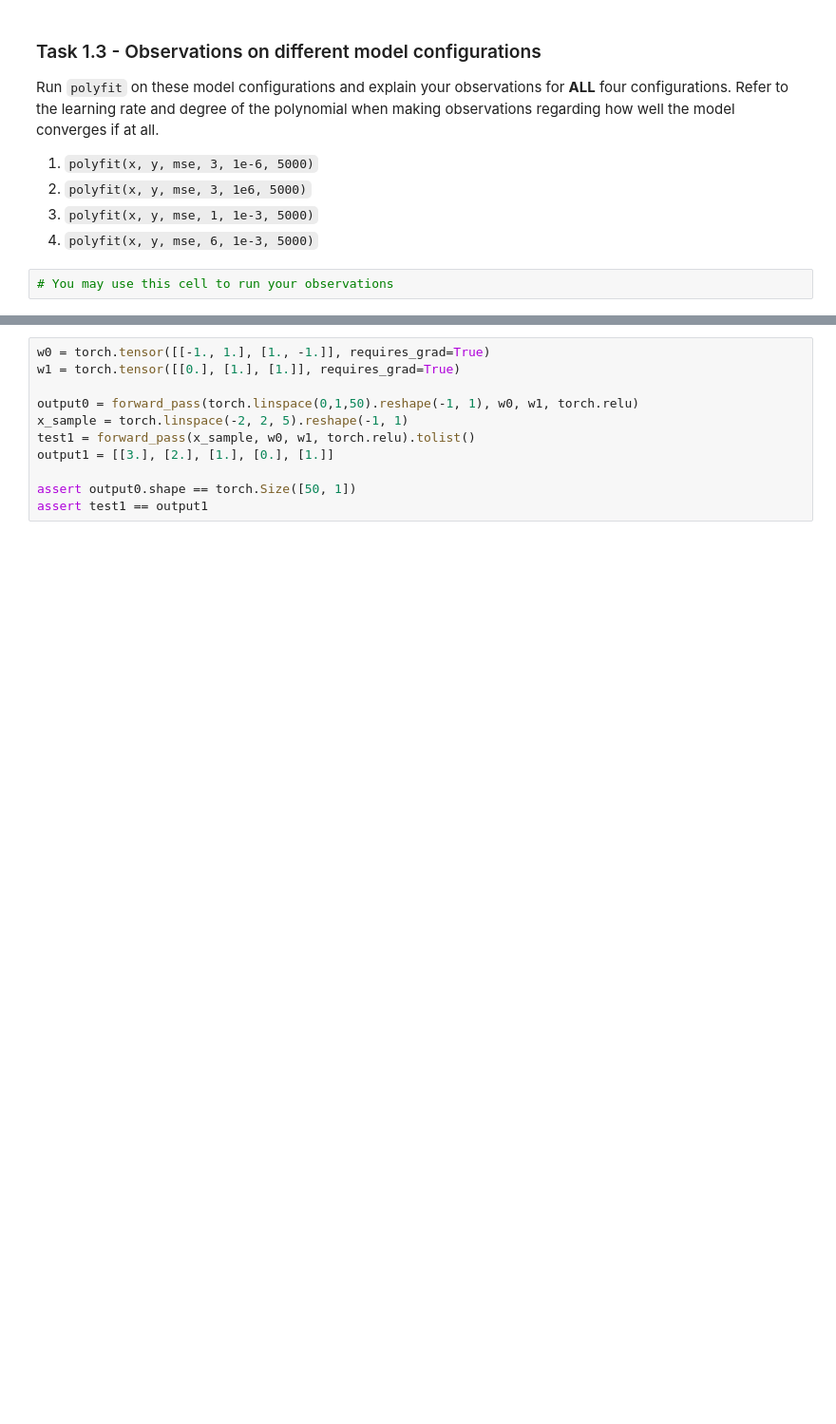
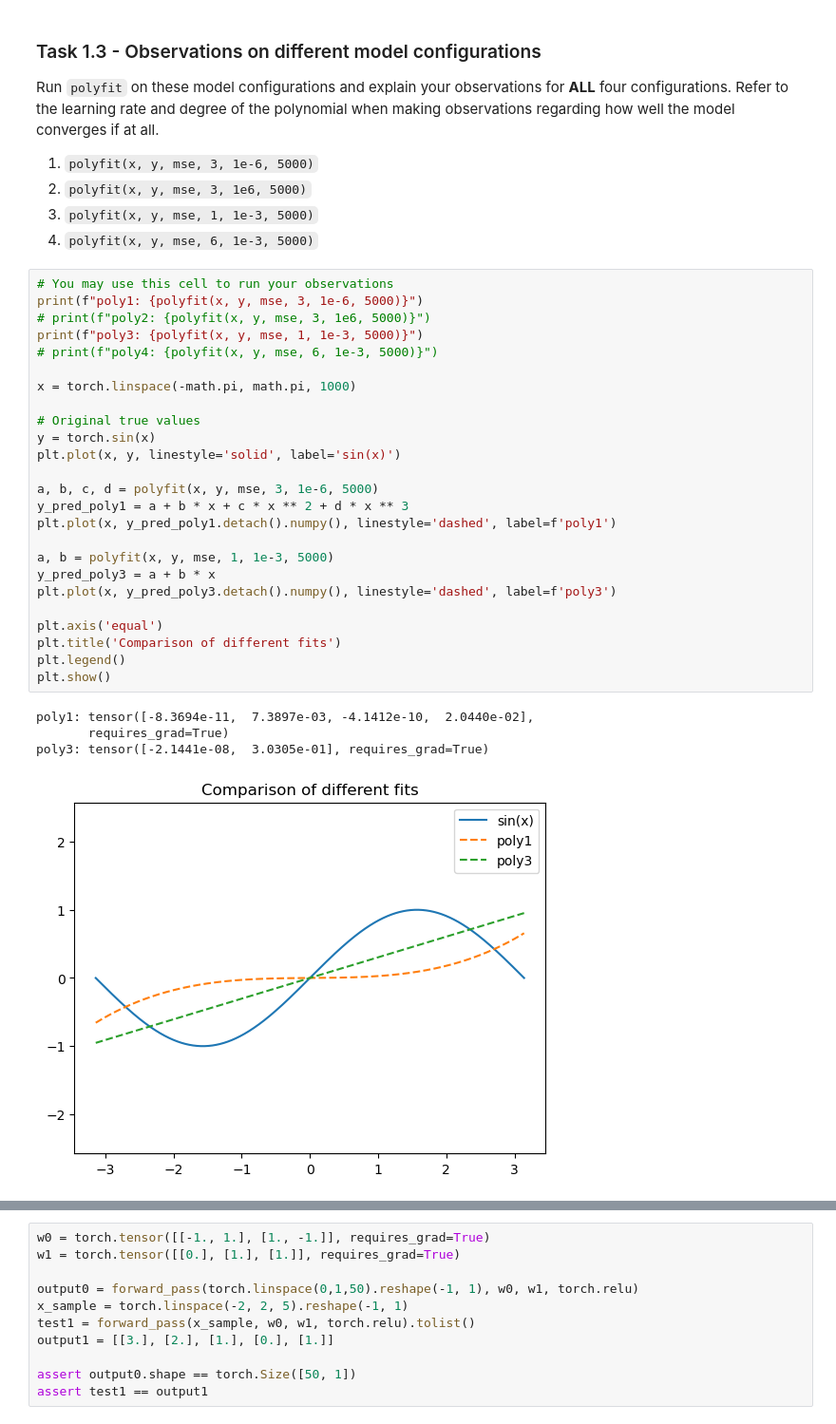
Before and after one commit to Kurtyjlee/CS2109S, a Jupyter notebook: ps6/ps6.ipynb, the cells around one changed output, grey strips where cells are left out. Shown at 95% size. Saved outputs shown, nothing was run; the diff lists cells and outputs as text; blank space fills up the shorter version.

```diff
--- a/ps6/ps6.ipynb
+++ b/ps6/ps6.ipynb
@@ -320,6 +369,34 @@ Run `polyfit` on these model configurations and explain your observations for <b
 4. `polyfit(x, y, mse, 6, 1e-3, 5000)`
 # %%
 # You may use this cell to run your observations
+print(f"poly1: {polyfit(x, y, mse, 3, 1e-6, 5000)}")
+# print(f"poly2: {polyfit(x, y, mse, 3, 1e6, 5000)}")
+print(f"poly3: {polyfit(x, y, mse, 1, 1e-3, 5000)}")
+# print(f"poly4: {polyfit(x, y, mse, 6, 1e-3, 5000)}")
+
+x = torch.linspace(-math.pi, math.pi, 1000)
+
+# Original true values
+y = torch.sin(x)
+plt.plot(x, y, linestyle='solid', label='sin(x)')
+
+a, b, c, d = polyfit(x, y, mse, 3, 1e-6, 5000)
+y_pred_poly1 = a + b * x + c * x ** 2 + d * x ** 3
+plt.plot(x, y_pred_poly1.detach().numpy(), linestyle='dashed', label=f'poly1')
+
+a, b = polyfit(x, y, mse, 1, 1e-3, 5000)
+y_pred_poly3 = a + b * x
+plt.plot(x, y_pred_poly3.detach().numpy(), linestyle='dashed', label=f'poly3')
+
+plt.axis('equal')
+plt.title('Comparison of different fits')
+plt.legend()
+plt.show()
+# %% [output]
+poly1: tensor([-8.3694e-11,  7.3897e-03, -4.1412e-10,  2.0440e-02],
+       requires_grad=True)
+poly3: tensor([-2.1441e-08,  3.0305e-01], requires_grad=True)
+[figure, added]
 # %% [markdown]
 ---
 # 2 Computing gradients for arbitrary graphs
```
Also changed, not shown: parts of 21 cells of this notebook, 9 other files.
